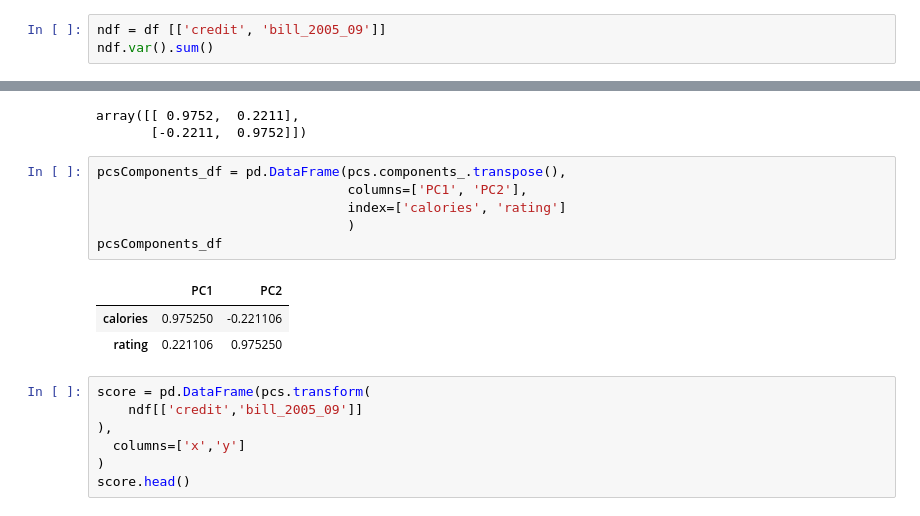
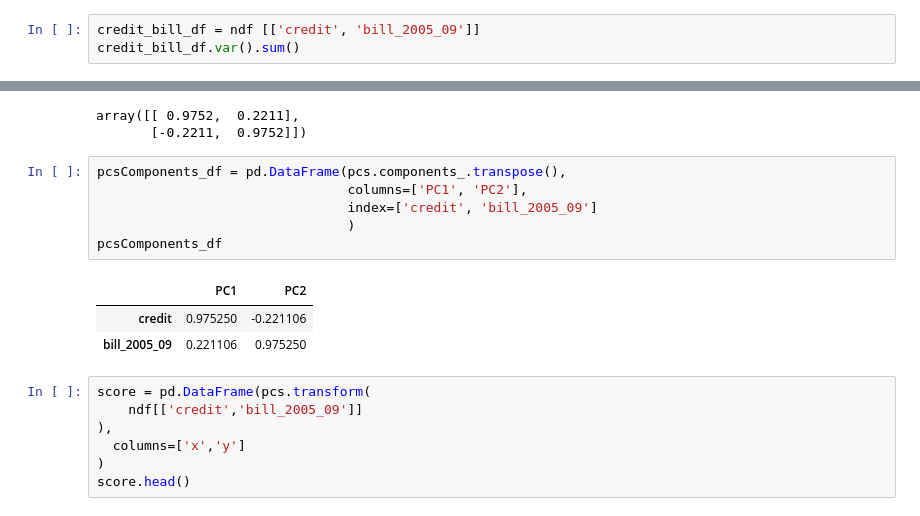
Before and after one commit to PosgradoMNA/actividades-del-projecto-equipo-35, a Jupyter notebook: Semana_4_Actividad_1.ipynb, the cells around one changed output, grey strips where cells are left out. Cells and saved outputs as stored; diff of their text form.

```diff
--- a/Semana_4_Actividad_1.ipynb
+++ b/Semana_4_Actividad_1.ipynb
@@ -258,8 +258,8 @@ varianza
 array([[1.68347521e+10, 2.72744844e+09],
        [2.72744844e+09, 5.42295604e+09]])
 # %%
-ndf = df [['credit', 'bill_2005_09']]
-ndf.var().sum()
+credit_bill_df = ndf [['credit', 'bill_2005_09']]
+credit_bill_df.var().sum()
 # %% [output]
 22257708146.414627
 # %%
@@ -346,13 +361,13 @@ array([[ 0.9752,  0.2211],
 # %%
 pcsComponents_df = pd.DataFrame(pcs.components_.transpose(),
                                 columns=['PC1', 'PC2'],
-                                index=['calories', 'rating']
+                                index=['credit', 'bill_2005_09']
                                 )
 pcsComponents_df
 # %% [output]
 |  | PC1 | PC2 |
-| calories | 0.975250 | -0.221106 |
-| rating | 0.221106 | 0.975250 |
+| credit | 0.975250 | -0.221106 |
+| bill_2005_09 | 0.221106 | 0.975250 |
 # %%
 score = pd.DataFrame(pcs.transform(
     ndf[['credit','bill_2005_09']]
```
Also changed, not shown: parts of 20 cells of this notebook.
